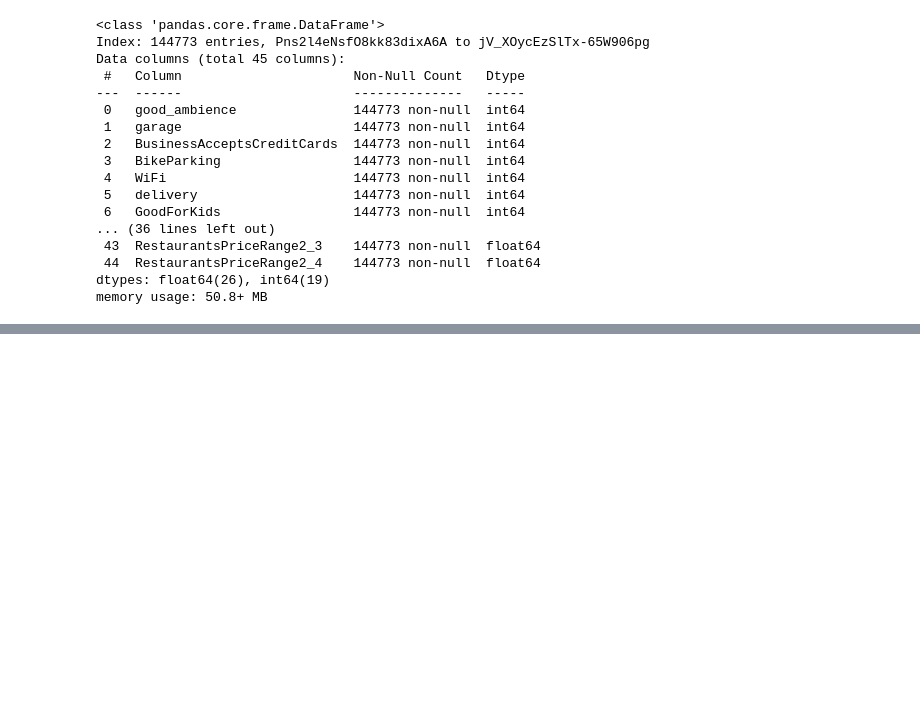
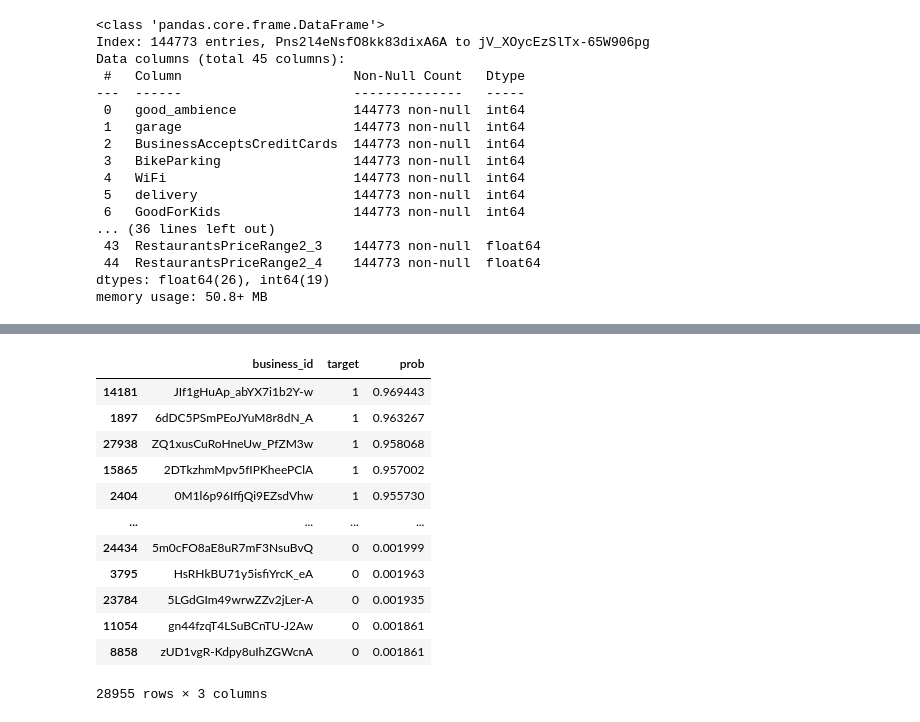
Before and after one commit to HenryLABFinalGrupo02/trabajofinal, a Jupyter notebook: ML/ML_9.ipynb, the cells around one changed output, grey strips where cells are left out. Drawn from its saved outputs; the diff is of its cells as text; code cells hidden in the pictures; blank space fills up the shorter version.

```diff
--- a/ML/ML_9.ipynb
+++ b/ML/ML_9.ipynb
@@ -349,0 +374,5 @@ pickle.dump(exported_pipeline, open(file_name, "wb"))
+# %%
+df_all = pd.concat([test, df_proba], axis=1)
+df_all = df_all[['business_id', 'target', 1]]
+df_all.columns = ['business_id', 'target', 'prob']
+df_all.head()
@@ -349,0 +386,18 @@ pickle.dump(exported_pipeline, open(file_name, "wb"))
+# %%
+df_all.sort_values(by='prob', ascending=False, inplace=True)
+# %%
+df_all
+# %% [output]
+|  | business_id | target | prob |
+| 14181 | JIf1gHuAp_abYX7i1b2Y-w | 1 | 0.969443 |
+| 1897 | 6dDC5PSmPEoJYuM8r8dN_A | 1 | 0.963267 |
+| 27938 | ZQ1xusCuRoHneUw_PfZM3w | 1 | 0.958068 |
+| 15865 | 2DTkzhmMpv5fIPKheePClA | 1 | 0.957002 |
+| 2404 | 0M1l6p96IffjQi9EZsdVhw | 1 | 0.955730 |
+| ... | ... | ... | ... |
+| 24434 | 5m0cFO8aE8uR7mF3NsuBvQ | 0 | 0.001999 |
+| 3795 | HsRHkBU71y5isfiYrcK_eA | 0 | 0.001963 |
+| 23784 | 5LGdGIm49wrwZZv2jLer-A | 0 | 0.001935 |
+| 11054 | gn44fzqT4LSuBCnTU-J2Aw | 0 | 0.001861 |
+| 8858 | zUD1vgR-Kdpy8uIhZGWcnA | 0 | 0.001861 |
+28955 rows × 3 columns
```
Also changed, not shown: parts of 19 cells of this notebook, 2 other files.
